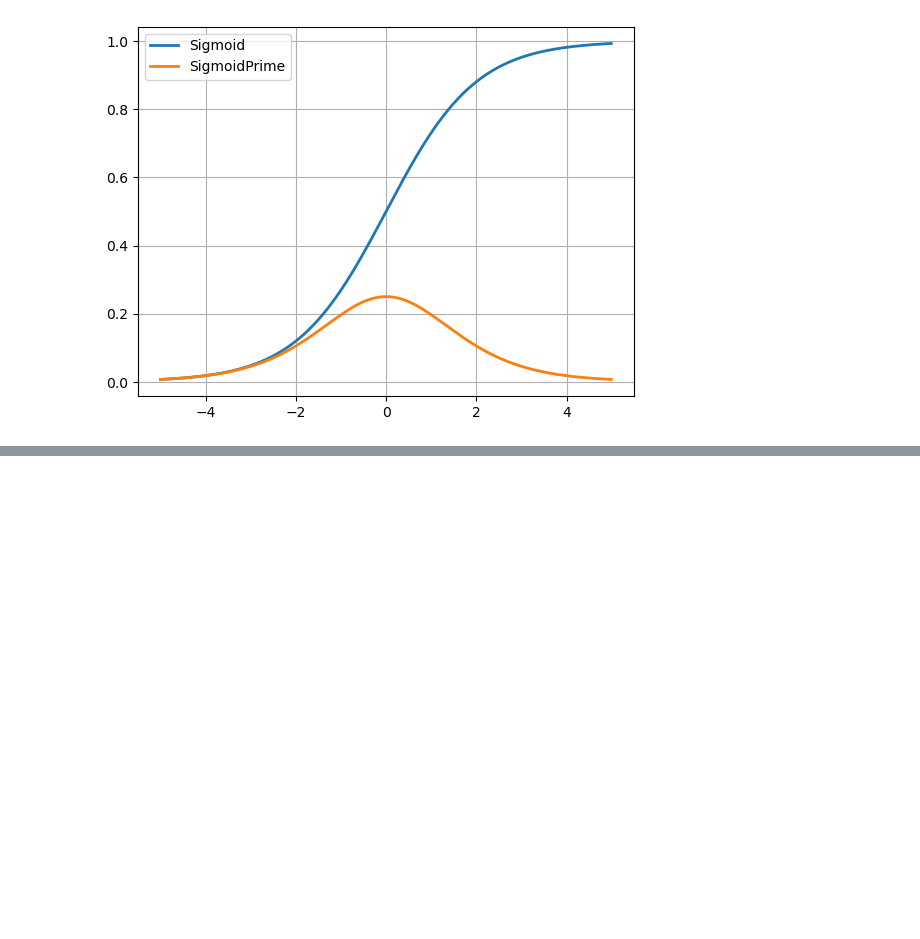
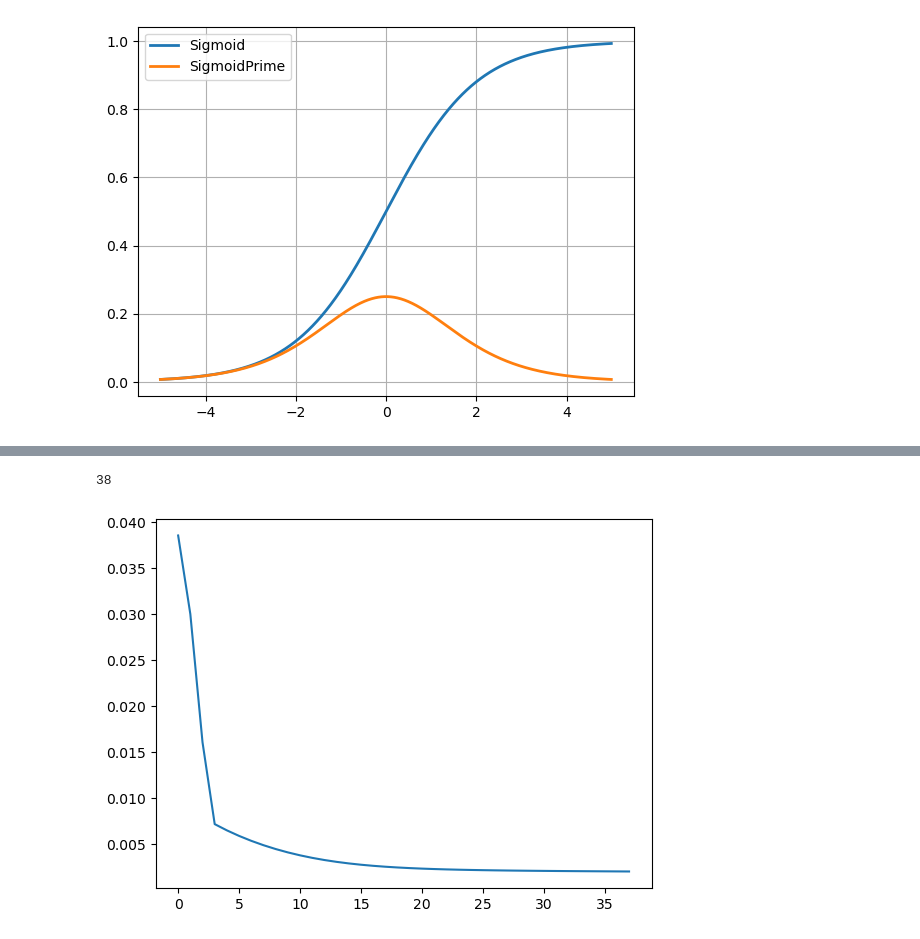
Before and after one commit to ranashreyas/Cogsci131_assg1, a Jupyter notebook: NeuralNetsSummer23.ipynb, the cells around one changed output, grey strips where cells are left out. Cells and saved outputs as stored; diff of their text form; code cells hidden in the pictures; blank space fills up the shorter version.

```diff
--- a/NeuralNetsSummer23.ipynb
+++ b/NeuralNetsSummer23.ipynb
@@ -173,0 +210,21 @@ tha
+# %%
+# using a bigger scalar
+
+cost_history2 = []
+iterations = 0
+
+cost = 100
+while cost > 0.002:
+    scalar = 30
+    dJdW1, dJdW2 = NN2.costFunctionPrime(X, y)
+    NN2.W1 = NN2.W1 - scalar * dJdW1
+    NN2.W2 = NN2.W2 - scalar * dJdW2
+    cost = NN2.costFunction(X, y)
+    cost_history2.append(cost)
+    iterations += 1
+
+plt.plot(cost_history2)
+print(iterations)
+# %% [output]
+38
+[figure, added]
```
Also changed, not shown: parts of 11 cells of this notebook.
